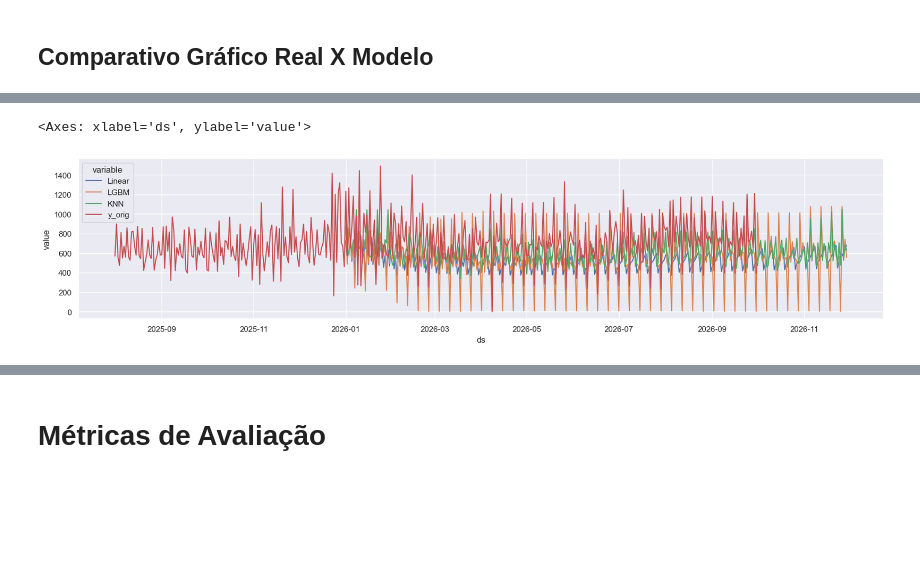
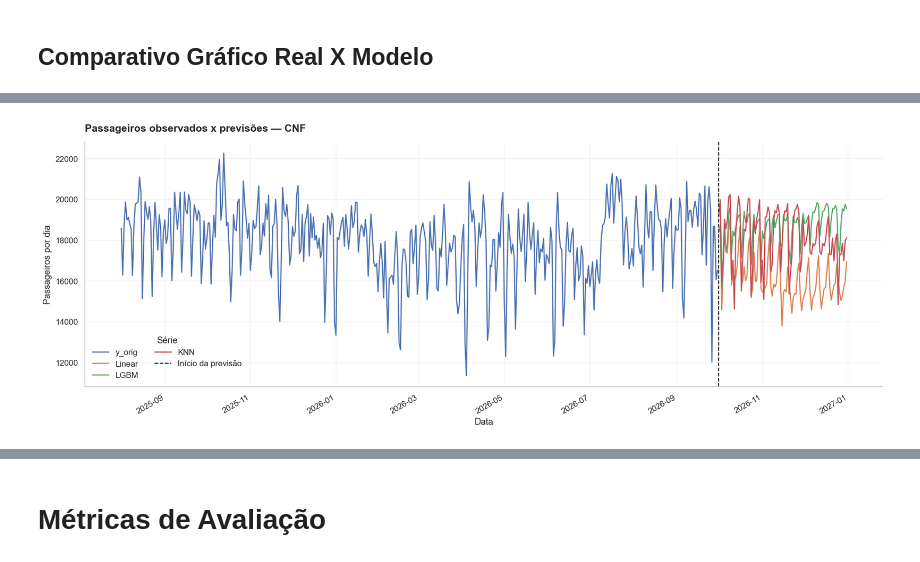
Before and after one commit to Ziul92/ML_Previsao, a Jupyter notebook: Previsao_ANAC.ipynb, the cells around one changed output, grey strips where cells are left out. Saved outputs shown, nothing was run; the diff lists cells and outputs as text; code cells hidden in the pictures; blank space fills up the shorter version.

```diff
--- a/Previsao_ANAC.ipynb
+++ b/Previsao_ANAC.ipynb
@@ -140,6 +388,10 @@ data min = 2023-01-01 00:00:00 data max = 2026-09-30 00:00:00
 # %%
-pandas_df.ds = pd.to_datetime(pandas_df.ds ,  format='%Y-%m-%d')
+pandas_df.ds = pd.to_datetime(
+    pandas_df.ds,
+    format='%Y-%m-%d'
+)
 # %%
-#transformação de oferecidas em escala de log
-pandas_df['y_orig'] = pandas_df['y']
-pandas_df['y'] = np.log1p(pandas_df['y'])
+# Preservar a escala original para gráficos e métricas.
+# O treinamento usa log1p para reduzir assimetria e a influência de picos.
+pandas_df["y_orig"] = pandas_df["y"].copy()
+pandas_df["y"] = np.log1p(pandas_df["y"].clip(lower=0))
@@ -493,9 +2177,45 @@ dfm
 # %%
-# convert to long (tidy) form
-dfm = pd.melt(df_resultado,id_vars='ds',value_vars=['Linear','LGBM','KNN','y_orig'])
-plt.figure(figsize=(20,4))
-sns.lineplot(x='ds',y='value',data=dfm.query("ds>='2025-08-01'"),hue='variable')
+# ============================================================
+# COMPARAÇÃO: PASSAGEIROS OBSERVADOS E PREVISÕES
+# ============================================================
+
+fig, ax = plt.subplots(figsize=(16, 6))
+
+sns.lineplot(
+    data=dfm,
+    x="ds",
+    y="passageiros",
+    hue="modelo",
+    hue_order=["y_orig", "Linear", "LGBM", "KNN"],
+    estimator=None,
+    errorbar=None,
+    sort=True,
+    linewidth=1.6,
+    ax=ax
+)
+
+ax.axvline(
+    x=data_inicio,
+    color="black",
+    linestyle="--",
+    linewidth=1.3,
+    label="Início da previsão"
+)
+
+ax.set_title(
+    f"Passageiros observados x previsões — {AEROPORTO.upper()}",
+    loc="left",
+    fontsize=14,
+    fontweight="bold",
+    pad=14
+)
+ax.set_xlabel("Data")
+ax.set_ylabel("Passageiros por dia")
+ax.grid(True, axis="both", alpha=0.22)
+ax.legend(title="Série", frameon=False, ncol=2, loc="best")
+fig.autofmt_xdate()
+fig.tight_layout()
+plt.show()
 # %% [output]
-<Axes: xlabel='ds', ylabel='value'>
-[figure, old version]
+[figure, new version]
 # %%
```
Also changed, not shown: parts of 35 cells of this notebook.
